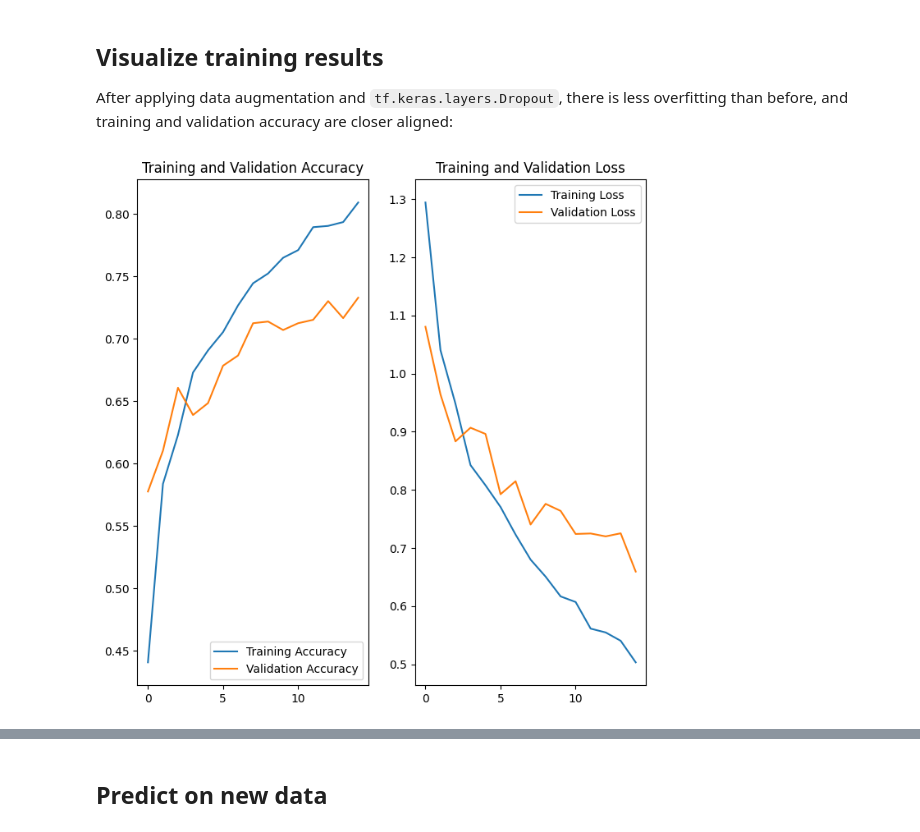
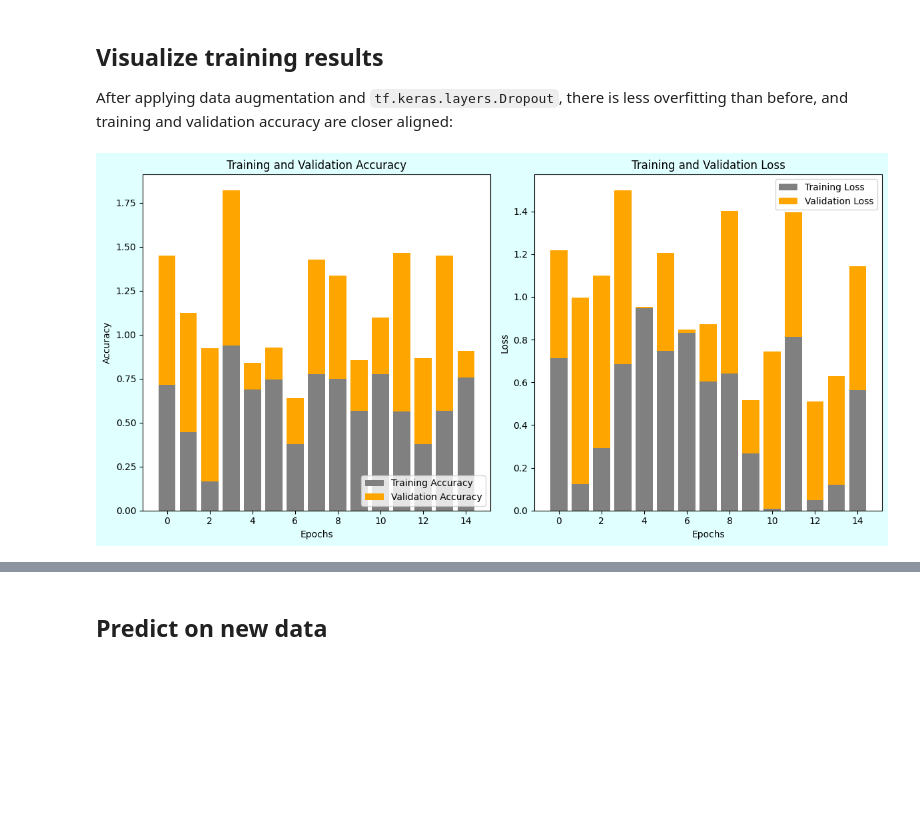
Before and after one commit to nattalliit/mini-project-computer-vision, a Jupyter notebook: computer-vision-image-classification.ipynb, the cells around one changed output, grey strips where cells are left out. Cells and saved outputs as stored; diff of their text form; code cells hidden in the pictures; blank space fills up the shorter version.

```diff
--- a/computer-vision-image-classification.ipynb
+++ b/computer-vision-image-classification.ipynb
@@ -419,27 +424,38 @@ Epoch 15/15
 ## Visualize training results
 
 After applying data augmentation and `tf.keras.layers.Dropout`, there is less overfitting than before, and training and validation accuracy are closer aligned:
-# %%
-acc = history.history['accuracy']
-val_acc = history.history['val_accuracy']
-
-loss = history.history['loss']
-val_loss = history.history['val_loss']
-
-epochs_range = range(epochs)
-
-plt.figure(figsize=(8, 8))
-plt.subplot(1, 2, 1)
-plt.plot(epochs_range, acc, label='Training Accuracy')
-plt.plot(epochs_range, val_acc, label='Validation Accuracy')
-plt.legend(loc='lower right')
-plt.title('Training and Validation Accuracy')
-
-plt.subplot(1, 2, 2)
-plt.plot(epochs_range, loss, label='Training Loss')
-plt.plot(epochs_range, val_loss, label='Validation Loss')
-plt.legend(loc='upper right')
-plt.title('Training and Validation Loss')
-plt.show()
-# %% [output]
-[figure, removed]
+# %%
+# Example data
+epochs_range = range(epochs)
+acc = np.random.rand(len(epochs_range))
+val_acc = np.random.rand(len(epochs_range))
+loss = np.random.rand(len(epochs_range))
+val_loss = np.random.rand(len(epochs_range))
+
+# Create figure and axes
+fig, axs = plt.subplots(1, 2, figsize=(12, 6))
+
+# Plot Training and Validation Accuracy
+axs[0].bar(epochs_range, acc, label='Training Accuracy', color='grey')
+axs[0].bar(epochs_range, val_acc, bottom=acc, label='Validation Accuracy', color='orange')
+axs[0].set_title('Training and Validation Accuracy')
+axs[0].set_xlabel('Epochs')
+axs[0].set_ylabel('Accuracy')
+axs[0].legend(loc='lower right')
+
+# Plot Training and Validation Loss
+axs[1].bar(epochs_range, loss, label='Training Loss', color='grey')
+axs[1].bar(epochs_range, val_loss, bottom=loss, label='Validation Loss', color='orange')
+axs[1].set_title('Training and Validation Loss')
+axs[1].set_xlabel('Epochs')
+axs[1].set_ylabel('Loss')
+axs[1].legend(loc='upper right')
+
+# Set light aquamarine background
+fig.patch.set_facecolor('lightcyan')
+
+# Show plot
+plt.tight_layout()
+plt.show()
+# %% [output]
+[figure, added]
```
Also changed, not shown: parts of 3 cells of this notebook.
